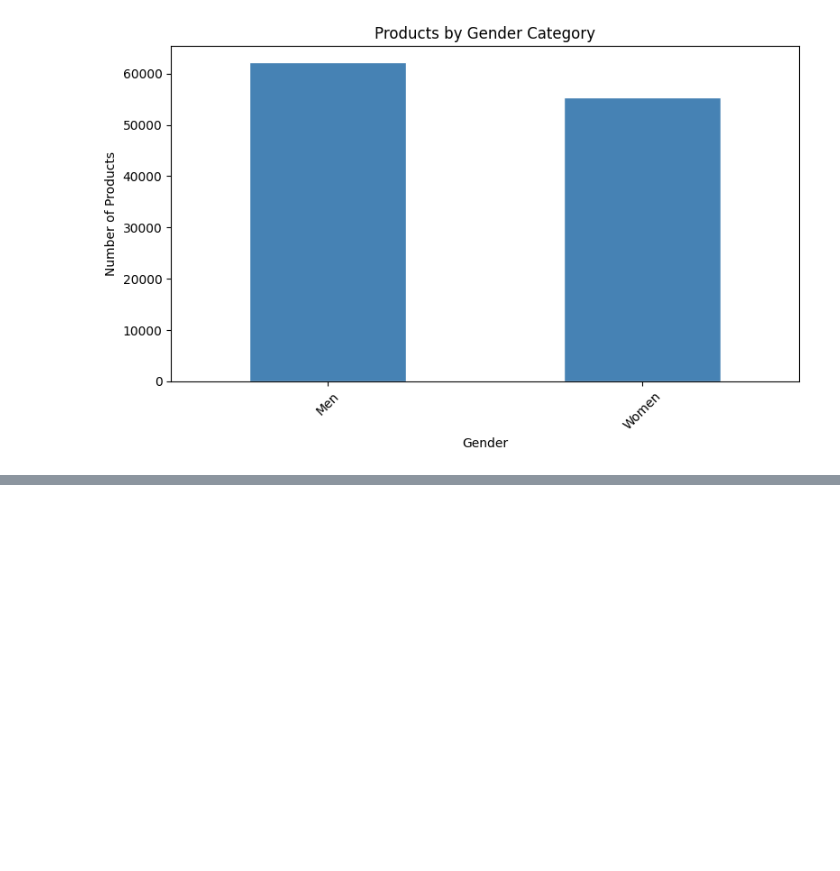
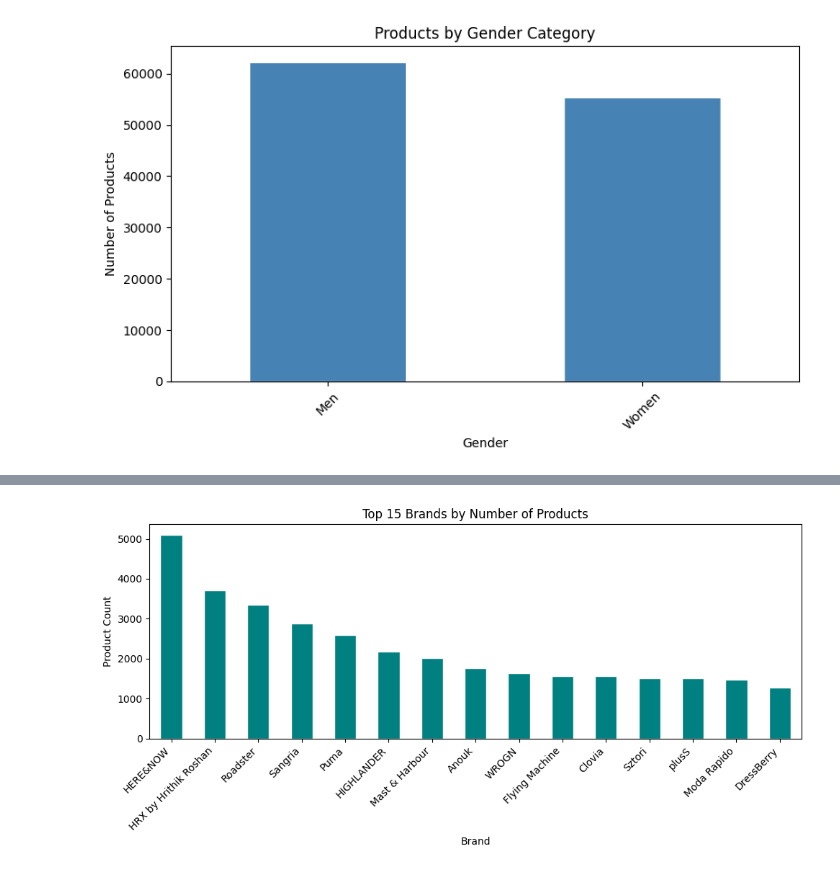
Before and after one commit to sanjanamaini/MyntraFashion-analysis, a Jupyter notebook: main.ipynb, the cells around one changed output, grey strips where cells are left out. Drawn from its saved outputs; the diff is of its cells as text; code cells hidden in the pictures; blank space fills up the shorter version.

```diff
--- a/main.ipynb
+++ b/main.ipynb
@@ -127,0 +138,12 @@ plt.show()
+# %%
+plt.figure(figsize=(10,5))
+d['BrandName'].value_counts().head(15).plot(kind='bar', color='teal', edgecolor='white')
+plt.title('Top 15 Brands by Number of Products')
+plt.xlabel('Brand')
+plt.ylabel('Product Count')
+plt.xticks(rotation=45, ha='right')
+plt.tight_layout()
+# plt.savefig('outputs/top_brands_count.png')
+plt.show()
+# %% [output]
+[figure, added]
```
Also changed, not shown: parts of 18 cells of this notebook.
